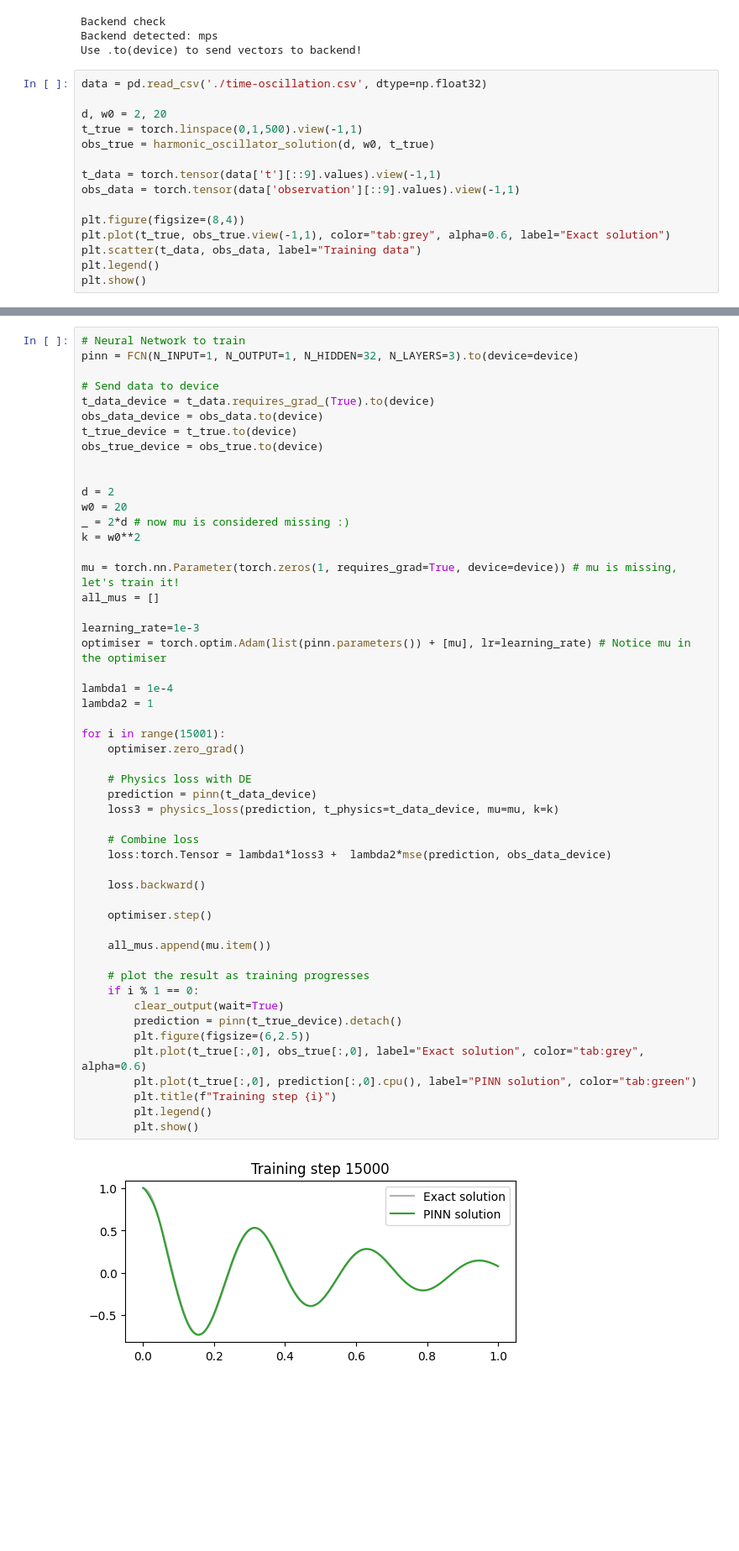
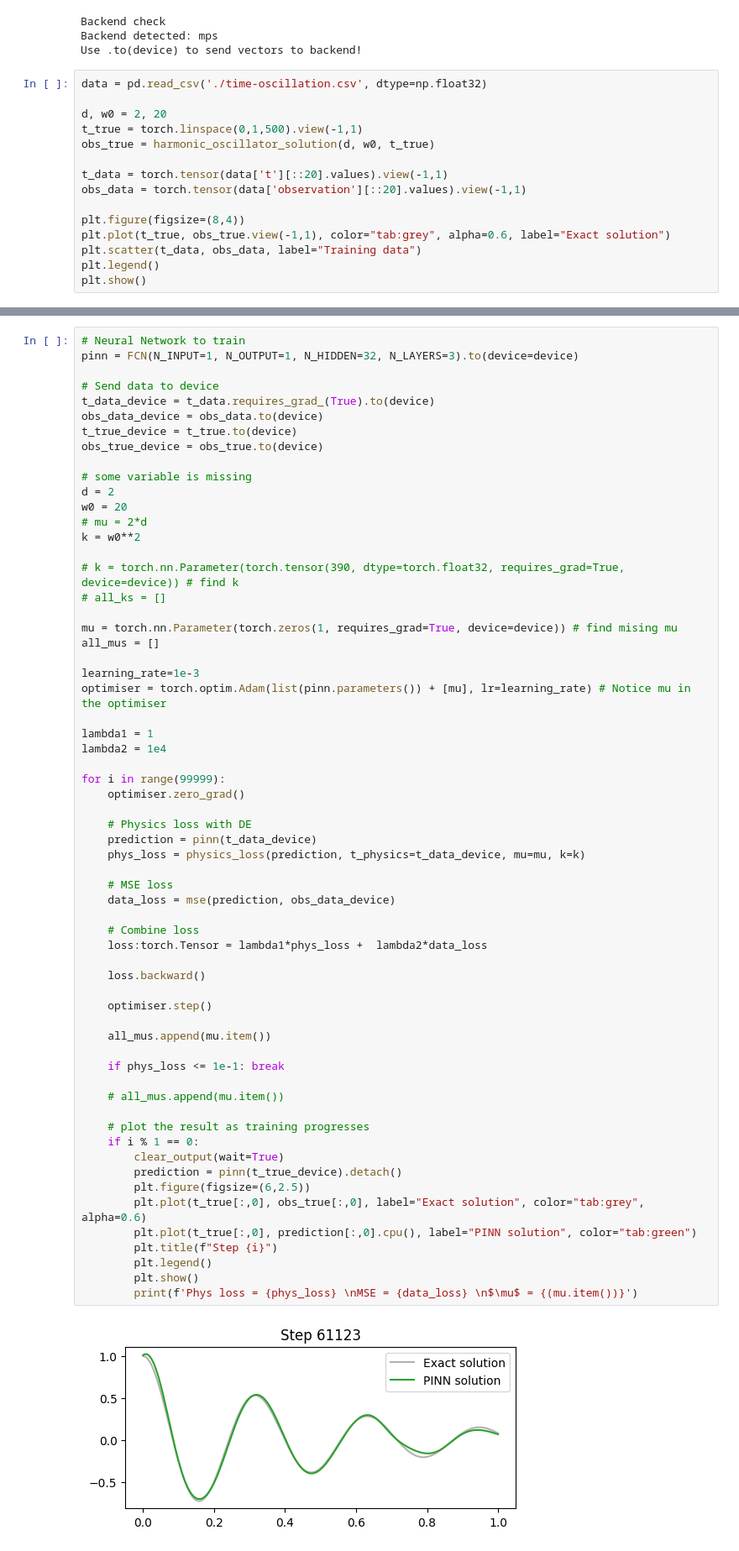
Before and after one commit to NNCT2904/harmonic-oscillator-pinn, a Jupyter notebook: PINN_parameter_recovery.ipynb, the cells around one changed output, grey strips where cells are left out. Shown at 84% size. Drawn from its saved outputs; the diff is of its cells as text; blank space fills up the shorter version.

```diff
--- a/PINN_parameter_recovery.ipynb
+++ b/PINN_parameter_recovery.ipynb
@@ -66,8 +66,8 @@ d, w0 = 2, 20
 t_true = torch.linspace(0,1,500).view(-1,1)
 obs_true = harmonic_oscillator_solution(d, w0, t_true)
 
-t_data = torch.tensor(data['t'][::9].values).view(-1,1)
-obs_data = torch.tensor(data['observation'][::9].values).view(-1,1)
+t_data = torch.tensor(data['t'][::20].values).view(-1,1)
+obs_data = torch.tensor(data['observation'][::20].values).view(-1,1)
 
 plt.figure(figsize=(8,4))
 plt.plot(t_true, obs_true.view(-1,1), color="tab:grey", alpha=0.6, label="Exact solution")
@@ -86,46 +86,57 @@ obs_data_device = obs_data.to(device)
 t_true_device = t_true.to(device)
 obs_true_device = obs_true.to(device)
 
-
+# some variable is missing
 d = 2
 w0 = 20
-_ = 2*d # now mu is considered missing :)
+# mu = 2*d
 k = w0**2
 
-mu = torch.nn.Parameter(torch.zeros(1, requires_grad=True, device=device)) # mu is missing, let's train it!
+# k = torch.nn.Parameter(torch.tensor(390, dtype=torch.float32, requires_grad=True, device=device)) # find k
+# all_ks = []
+
+mu = torch.nn.Parameter(torch.zeros(1, requires_grad=True, device=device)) # find mising mu
 all_mus = []
 
 learning_rate=1e-3
 optimiser = torch.optim.Adam(list(pinn.parameters()) + [mu], lr=learning_rate) # Notice mu in the optimiser
 
-lambda1 = 1e-4
-lambda2 = 1
+lambda1 = 1
+lambda2 = 1e4
 
-for i in range(15001):
+for i in range(99999):
     optimiser.zero_grad()
 
     # Physics loss with DE
     prediction = pinn(t_data_device)
-    loss3 = physics_loss(prediction, t_physics=t_data_device, mu=mu, k=k)
+    phys_loss = physics_loss(prediction, t_physics=t_data_device, mu=mu, k=k)
+
+    # MSE loss
+    data_loss = mse(prediction, obs_data_device)
 
     # Combine loss
-    loss:torch.Tensor = lambda1*loss3 +  lambda2*mse(prediction, obs_data_device)
+    loss:torch.Tensor = lambda1*phys_loss +  lambda2*data_loss
 
     loss.backward()
 
     optimiser.step()
 
     all_mus.append(mu.item())
+
+    if phys_loss <= 1e-1: break
+
+    # all_mus.append(mu.item())
 
     # plot the result as training progresses
     if i % 1 == 0:
         clear_output(wait=True)
         prediction = pinn(t_true_device).detach()
         plt.figure(figsize=(6,2.5))
         plt.plot(t_true[:,0], obs_true[:,0], label="Exact solution", color="tab:grey", alpha=0.6)
         plt.plot(t_true[:,0], prediction[:,0].cpu(), label="PINN solution", color="tab:green")
-        plt.title(f"Training step {i}")
+        plt.title(f"Step {i}")
         plt.legend()
         plt.show()
+        print(f'Phys loss = {phys_loss} \nMSE = {data_loss} \n$\mu$ = {(mu.item())}')
 # %% [output]
-[figure, old version]
+[figure, new version]
```
Also changed, not shown: parts of 5 cells of this notebook, 8 other files.
